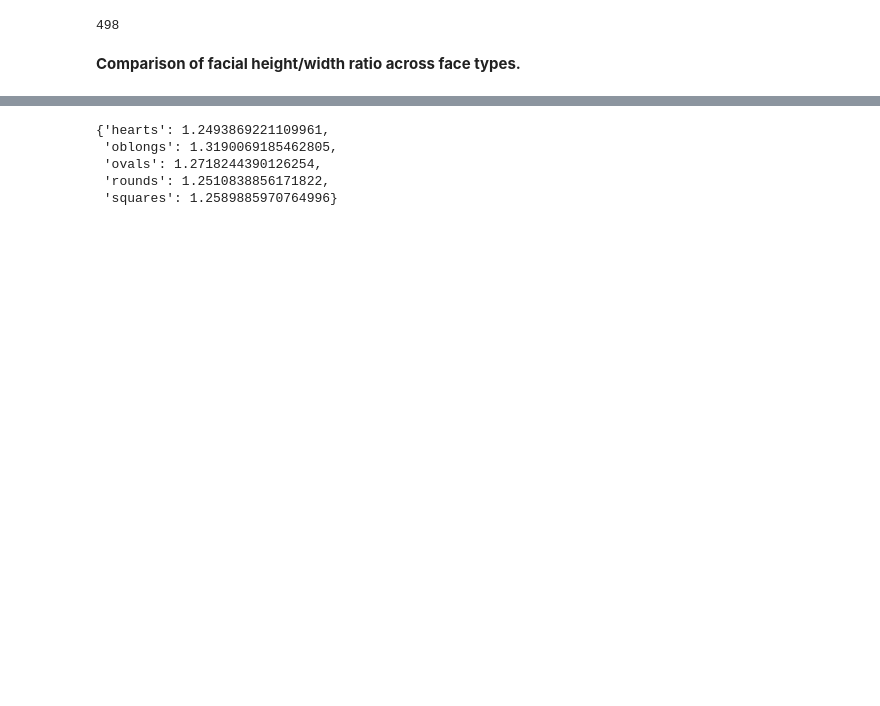
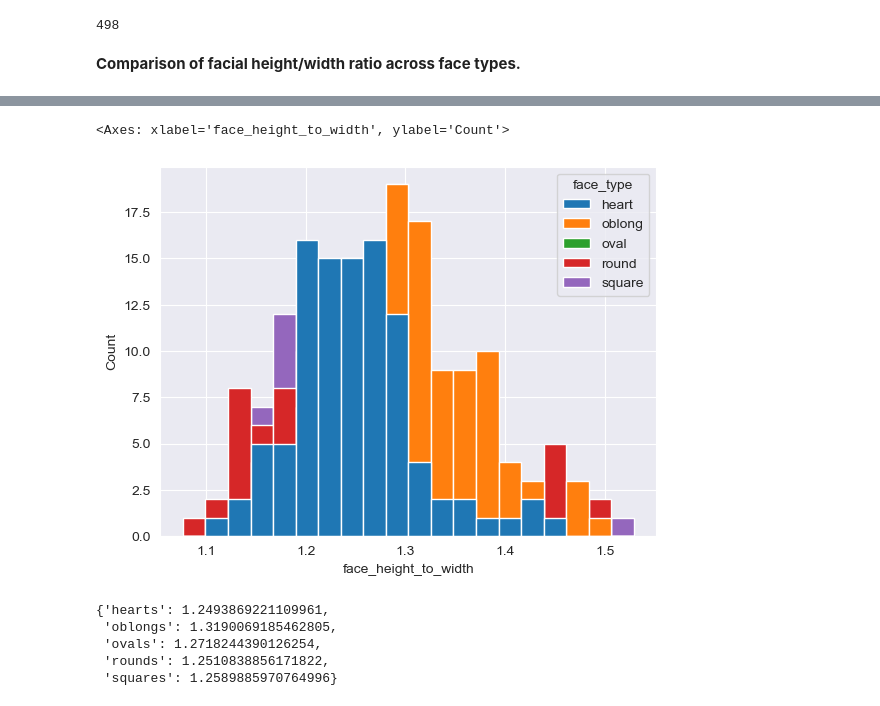
Before and after one commit to Sher213/Haircut-Suggestor-Web-App, a Jupyter notebook: face-shape-classifier/face_shape_classification.ipynb, the cells around one changed output, grey strips where cells are left out. Cells and saved outputs as stored; diff of their text form; code cells hidden in the pictures; blank space fills up the shorter version.

```diff
--- a/face-shape-classifier/face_shape_classification.ipynb
+++ b/face-shape-classifier/face_shape_classification.ipynb
@@ -65,3 +84,8 @@ sns.histplot(x= data['face_height_to_width'], hue= data['face_type'])
+# %%
+sns.histplot(x= data['face_height_to_width'].apply(lambda x : round(x, 3)), hue=data['face_type'], alpha=1)
+# %% [output]
+<Axes: xlabel='face_height_to_width', ylabel='Count'>
+[figure, added]
 # %%
 means = {}
 
```
Also changed, not shown: parts of 14 cells of this notebook, 1 other file.
